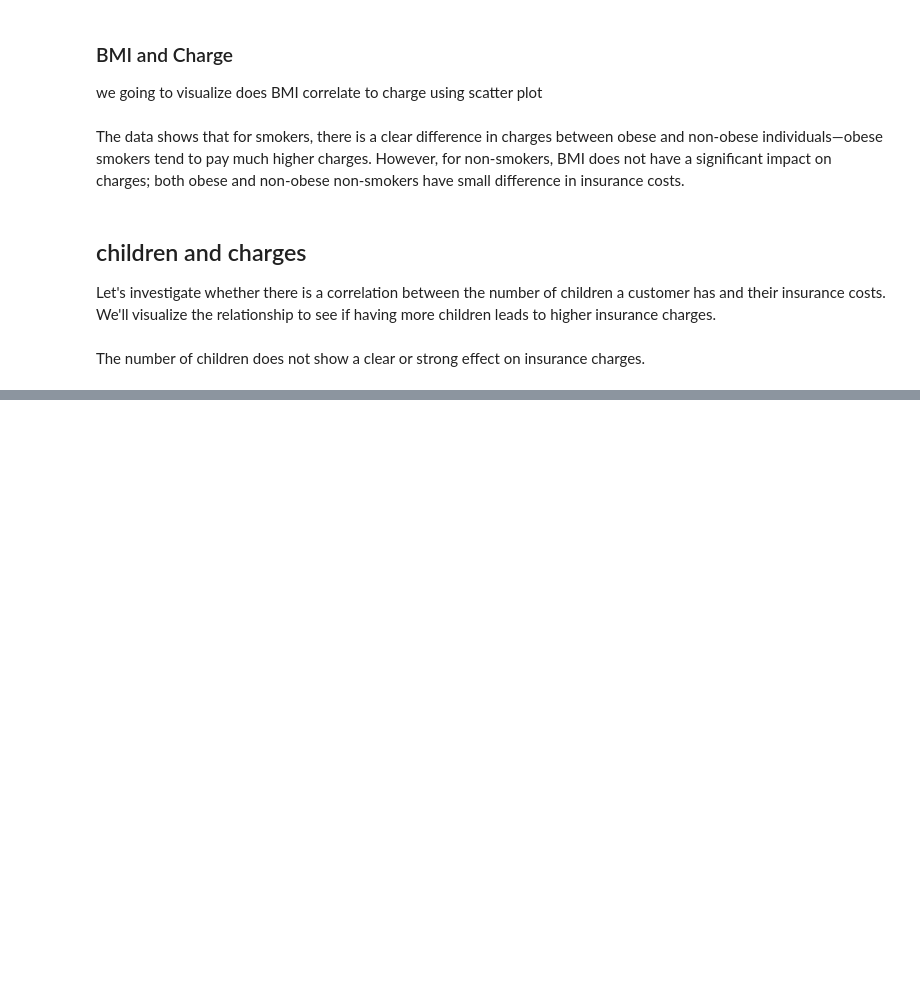
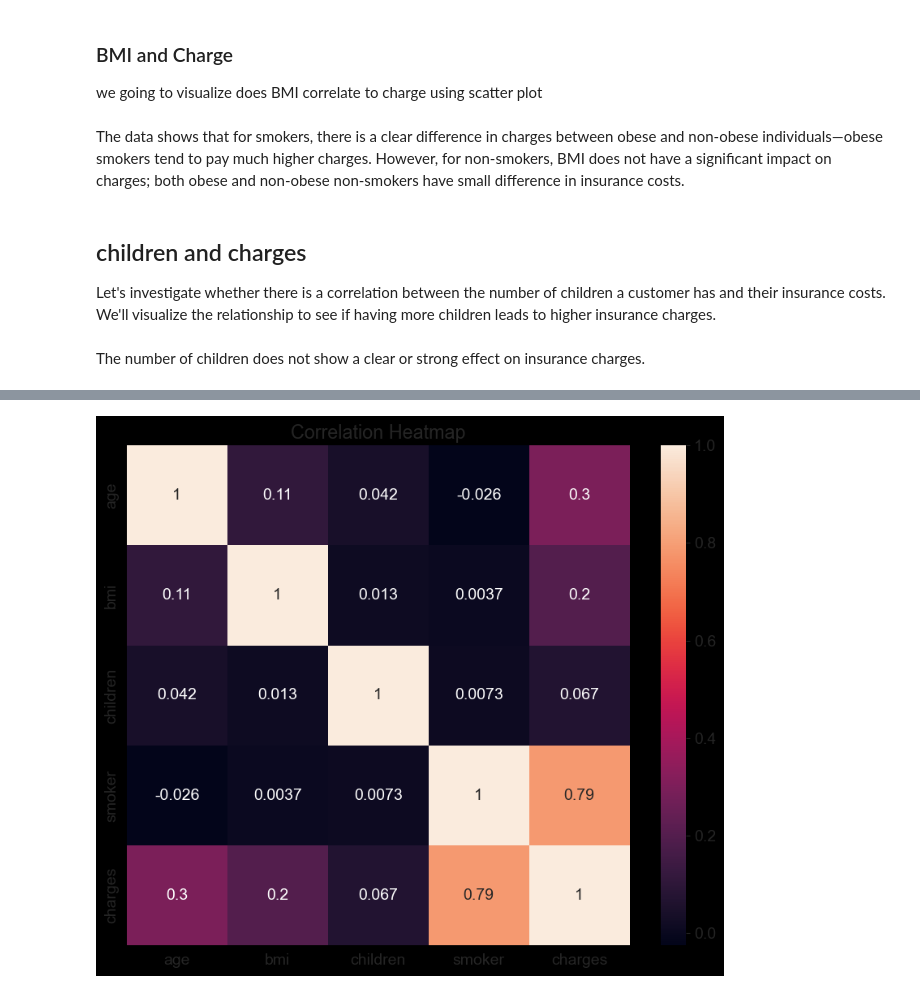
Before and after one commit to bashiir-code/ML-Project---Health-Insurance-Cost-Prediction, a Jupyter notebook: linear_regression.ipynb, the cells around one changed output, grey strips where cells are left out. Cells and saved outputs as stored; diff of their text form; code cells hidden in the pictures; blank space fills up the shorter version.

```diff
--- a/linear_regression.ipynb
+++ b/linear_regression.ipynb
@@ -6,8 +6,9 @@ import pandas as pd
 import numpy as np
 import matplotlib.pyplot as plt
 import seaborn as sns
+from config import INSURANCE_DATA_URL
 # import data
-insurance = pd.read_csv("https://raw.githubusercontent.com/JovianML/opendatasets/master/data/medical-charges.csv")
+insurance = pd.read_csv(INSURANCE_DATA_URL)
 # %% [markdown]
 We first begin with looking into data and look out if the the data is clean nad formatted right.
 # %%
@@ -308,0 +336,4 @@ The number of children does not show a clear or strong effect on insurance charg
+# %%
+smoker = {"no": 0, "yes":1}
+insurance.smoker = insurance.smoker.map(smoker)
+insurance.head()
@@ -308,0 +347,14 @@ The number of children does not show a clear or strong effect on insurance charg
+# %%
+
+numerical_columns = insurance.select_dtypes(include= [np.number])
+numerical_columns.head()
+plt.figure(figsize=(10, 8))
+sns.heatmap(
+    numerical_columns.corr(),
+    annot=True,
+    linecolor='black'
+)
+plt.title('Correlation Heatmap')
+plt.show()
+# %% [output]
+[figure, added]
```
Also changed, not shown: parts of 40 cells of this notebook.
